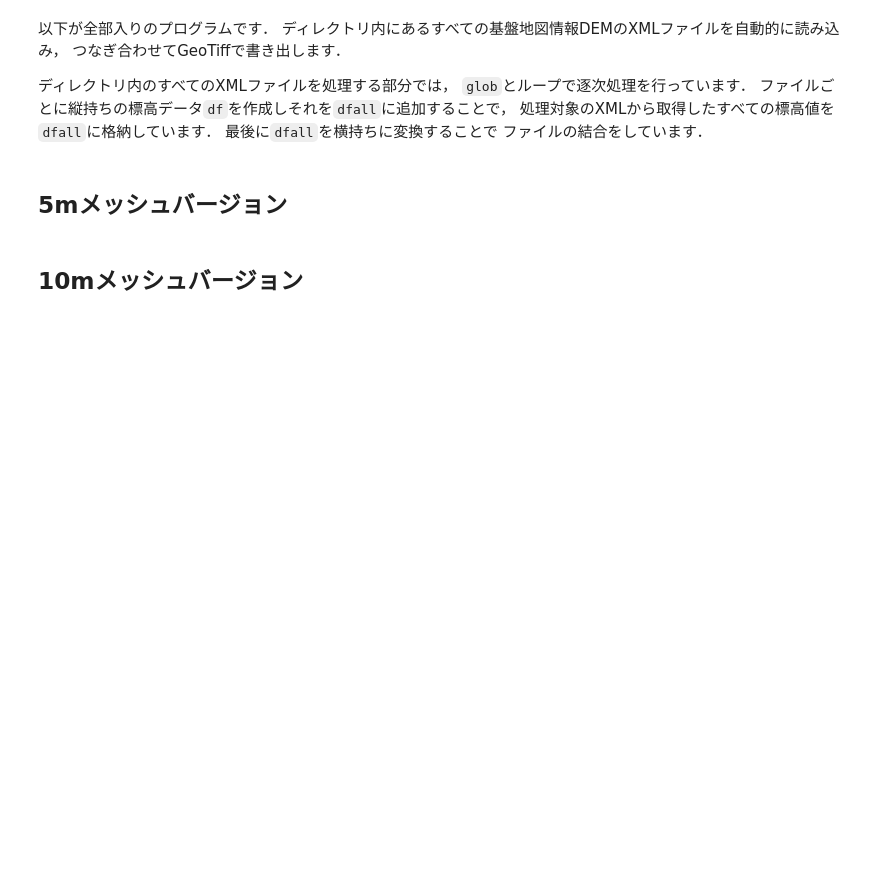
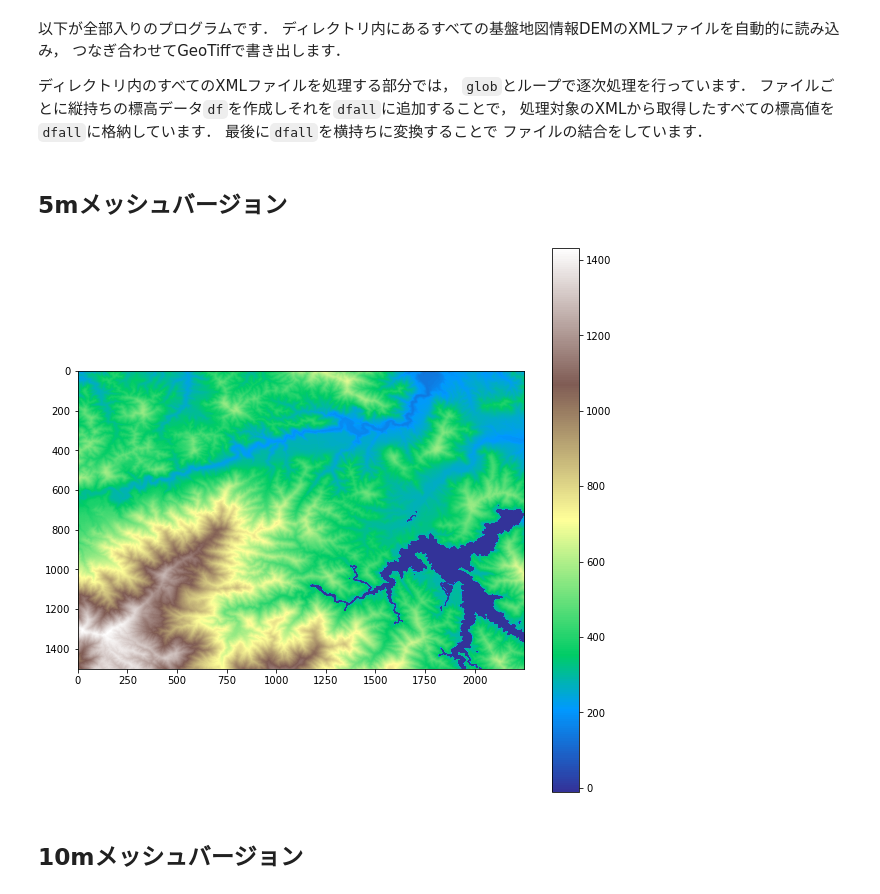
Before and after one commit to bokutachi256/gisday2019, a Jupyter notebook: 1_基盤地図情報の読み込み.ipynb, the cells around one changed output. Drawn from its saved outputs; the diff is of its cells as text; code cells hidden in the pictures; blank space fills up the shorter version.

```diff
--- a/1_基盤地図情報の読み込み.ipynb
+++ b/1_基盤地図情報の読み込み.ipynb
@@ -653,7 +661,7 @@ from osgeo import gdal, gdalconst, gdal_array, osr
 
 # Google Driveをマウントする場合は以下を有効にする
 #drive.mount('/content/drive')
-base_dir = "./5mDEM/GSI-DEM_all/"
+base_dir = "./5mDEM/"
 
 ns = {'default': 'http://fgd.gsi.go.jp/spec/2008/FGD_GMLSchema',
   'xlink': 'http://www.w3.org/1999/xlink',
@@ -742,35 +750,37 @@ dem = dem.sort_index()
 
 # 横持ちにした標高値を32ビット浮動小数点型のnp.Arrayに変換する
 demp = dem.values.astype(np.float32)
 
 # 確認のためDEMを図化する
 plt.figure(figsize = (10, 10))
 im = plt.imshow(demp, cmap = "terrain",vmin = -10)
 plt.colorbar(im)
 plt.show()
 
 # GeoTiff書き出しのためのアフィンパラメータの設定（北西端の座標，メッシュサイズなど）
 trans = [min(dfall['lon']), Xsize, 0, max(dfall['lat']), 0, -Ysize]
 
 # 座標系の設定（EPSG:4612，JGD2000の緯度経度座標系）
 srs = osr.SpatialReference()
 srs.ImportFromEPSG(4612)
 
 # GeoTiff書き出しのための準備，オブジェクトの生成と初期化
 driver = gdal.GetDriverByName('GTiff')
-output = driver.Create(base_dir + 'tanzawa_dem_JGD2011_latlon.tif', demp.shape[1], demp.shape[0], 1, gdal.GDT_Float32)
+output = driver.Create(base_dir + 'output_dem_JGD2011_latlon_5m.tif', demp.shape[1], demp.shape[0], 1, gdal.GDT_Float32)
 output.GetRasterBand(1).WriteArray(demp)
 output.GetRasterBand(1).SetNoDataValue(-9999)
 output.SetGeoTransform(trans)
 output.SetProjection(srs.ExportToWkt())
 output.FlushCache()
 output = None
 
 # DEMをEPSG:6677（JGD2011第9系）に投影変換して保存する
 opt = gdal.WarpOptions(dstSRS = 'EPSG:6677', srcNodata = -9999, dstNodata = -9999, outputType=gdal.GDT_Float32, xRes = 5.0, yRes = 5.0, targetAlignedPixels = 'true', resampleAlg = 'bilinear')
-demnew = gdal.Warp(base_dir + 'tanzawa_dem_JGD2011_reprojected.tif', base_dir + 'tanzawa_dem_JGD2011_latlon.tif', options = opt)
+demnew = gdal.Warp(base_dir + 'output_dem_reprojected_5m.tif', base_dir + 'output_dem_JGD2011_latlon_5m.tif', options = opt)
 demnew.FlushCache()
 denew = None
+# %% [output]
+[figure, added]
 # %% [markdown]
 ## 10mメッシュバージョン
 # %%
```
Also changed, not shown: parts of 5 cells of this notebook.
